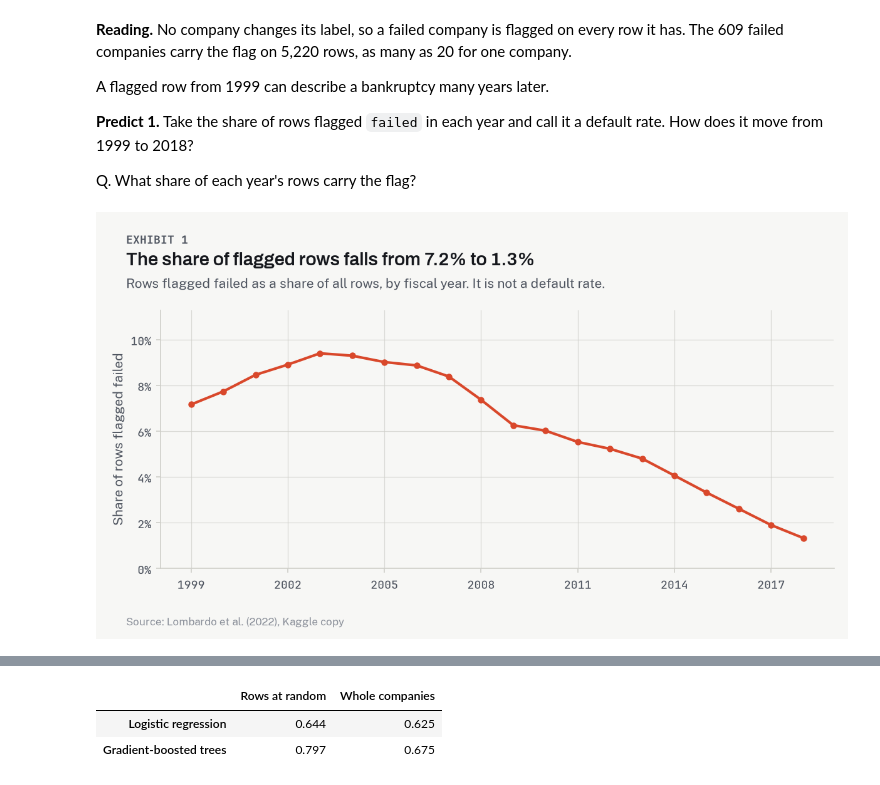
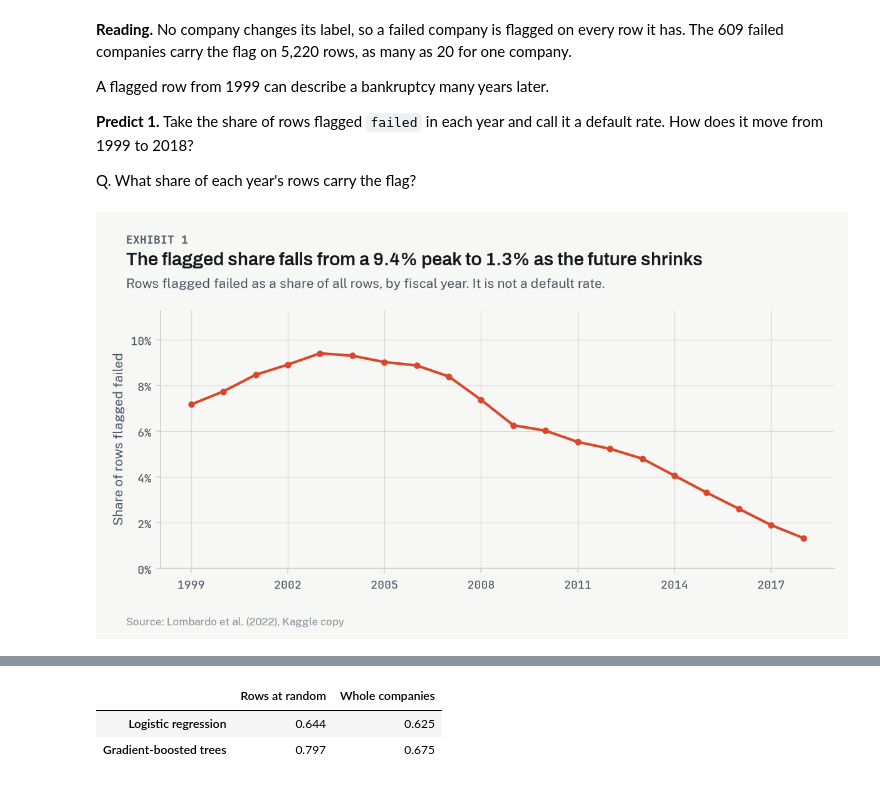
Before and after one commit to lenamonj/corp-default, a Jupyter notebook: notebooks/02_the_event.ipynb, the cells around one changed output, grey strips where cells are left out. Saved outputs shown, nothing was run; the diff lists cells and outputs as text; code cells hidden in the pictures.

```diff
--- a/notebooks/02_the_event.ipynb
+++ b/notebooks/02_the_event.ipynb
@@ -224,25 +224,25 @@ Q. What share of each year's rows carry the flag?
 # %%
 flag_rate = flagged.groupby(raw["year"]).mean()
 
 store.put("flag_first", flag_rate.loc[first_year])
 store.put("flag_peak", flag_rate.max())
 store.put("flag_last", flag_rate.loc[last_year])
 
 fig, ax = plt.subplots(figsize=(viz.EXHIBIT_WIDTH_IN, 3.2))
 ax.plot(flag_rate.index, flag_rate, color=viz.FAILED, marker="o", markersize=4)
 ax.set_xticks(range(first_year, last_year + 1, 3))
 ax.set_ylim(0, flag_rate.max() * 1.2)
 ax.yaxis.set_major_formatter(PercentFormatter(1.0, decimals=0))
 ax.set_ylabel("Share of rows flagged failed")
 viz.exhibit(
     fig,
-    f"The share of flagged rows falls from {flag_rate.loc[first_year]:.1%} "
-    f"to {flag_rate.loc[last_year]:.1%}",
+    f"The flagged share falls from a {flag_rate.max():.1%} peak to {flag_rate.loc[last_year]:.1%} "
+    "as the future shrinks",
     "Rows flagged failed as a share of all rows, by fiscal year. It is not a default rate.",
     SOURCE,
 )
 # %% [output]
-[figure, old version]
+[figure, new version]
 # %% [markdown]
 **Reading.** Exhibit 1 reads like credit quality improving for 20 years, from 7.2% to 1.3%.
 It shows nothing of the kind.
```
Also changed, not shown: parts of 12 cells of this notebook, 16 other files.
